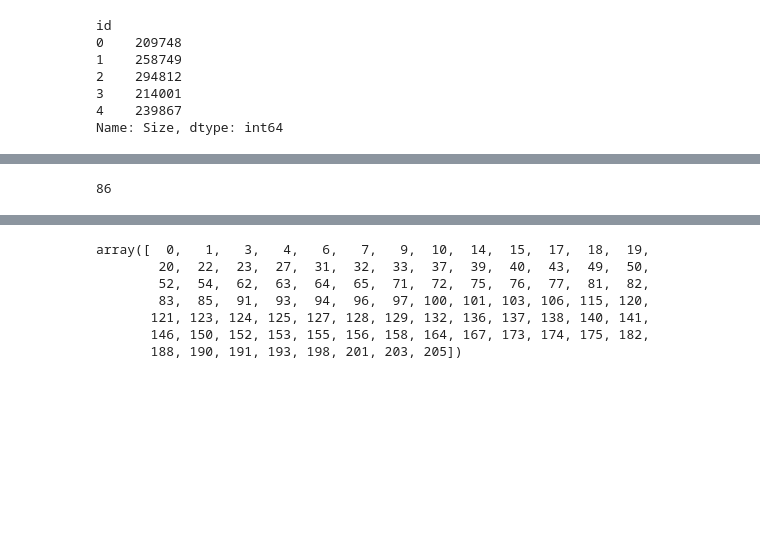
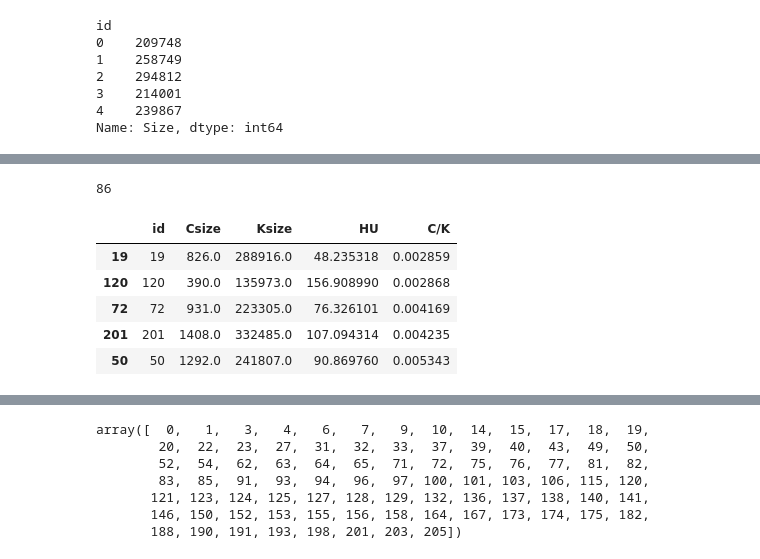
Before and after one commit to t-rryyyoooo/KIDNEY, a Jupyter notebook: memo.ipynb, the cells around one changed output, grey strips where cells are left out. Cells and saved outputs as stored; diff of their text form; code cells hidden in the pictures; blank space fills up the shorter version.

```diff
--- a/memo.ipynb
+++ b/memo.ipynb
@@ -895,5 +908,12 @@ df_can_kid_id_size.head()
 # %%
 print(len(df_can_kid_id_size[df_can_kid_id_size["C/K"] < 0.045]))
-selected_id = df_can_kid_id_size[df_can_kid_id_size["C/K"] < 0.045].sort_values("C/K")["id"]
+selected = df_can_kid_id_size[df_can_kid_id_size["C/K"] < 0.045].sort_values("C/K")
+selected.head()
 # %% [output]
 86
+|  | id | Csize | Ksize | HU | C/K |
+| 19 | 19 | 826.0 | 288916.0 | 48.235318 | 0.002859 |
+| 120 | 120 | 390.0 | 135973.0 | 156.908990 | 0.002868 |
+| 72 | 72 | 931.0 | 223305.0 | 76.326101 | 0.004169 |
+| 201 | 201 | 1408.0 | 332485.0 | 107.094314 | 0.004235 |
+| 50 | 50 | 1292.0 | 241807.0 | 90.869760 | 0.005343 |
```
Also changed, not shown: parts of 16 cells of this notebook, 1 other file.
